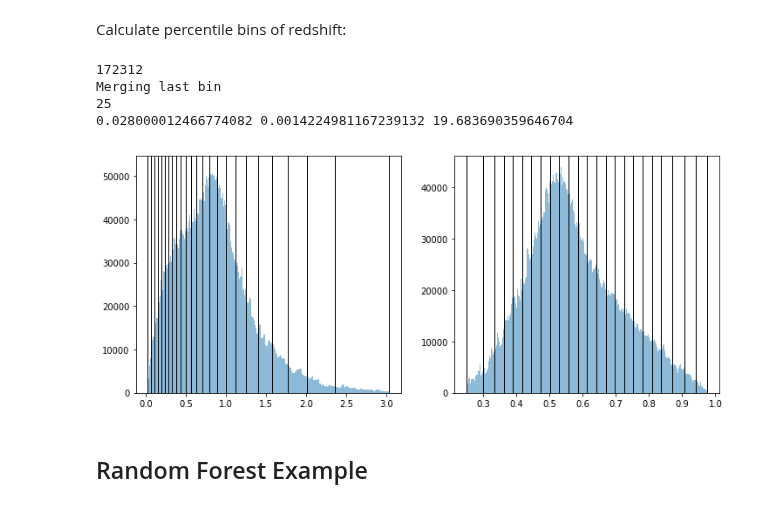
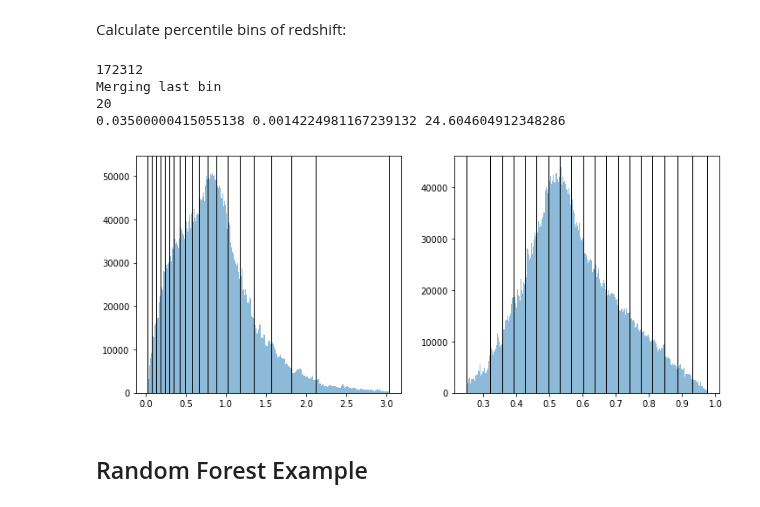
Before and after one commit to dkirkby/zotbin, a Jupyter notebook: Sandbox.ipynb, the cells around one changed output. Drawn from its saved outputs; the diff is of its cells as text; code cells hidden in the pictures.

```diff
--- a/Sandbox.ipynb
+++ b/Sandbox.ipynb
@@ -66,7 +66,7 @@ Loaded 17228554 validation rows.
 # %% [markdown]
 Calculate percentile bins of redshift:
 # %%
-def get_zedges(z, frac=0.02, damin=0.028, damax=0.035):
+def get_zedges(z, frac=0.02, damin=0.035, damax=0.045):
     zsorted = np.sort(z)
     asorted = 1 / (zsorted + 1)
     nfrac = int(np.round(frac * len(z)))
@@ -80,36 +80,36 @@ def get_zedges(z, frac=0.02, damin=0.028, damax=0.035):
         while (hi < last) and (asorted[hi] >= asorted[lo] - damin):
             hi += 1
         while (hi > lo + 1) and (asorted[hi] <= asorted[lo] - damax):
             hi -= 1
         zedges.append(zsorted[hi])
     if (asorted[lo] < asorted[hi] + damin) or (hi - lo + 1 < nfrac):
         print('Merging last bin')
         zedges[-2] = zedges[-1]
         zedges = zedges[:-1]
     zedges = np.array(zedges)
     print(len(zedges))
 
     aedges = 1 / (1 + zedges[::-1])
     damin = np.min(np.diff(aedges))
     da_int = (aedges[-1] - aedges[0]) / 512
     print(damin, da_int, damin / da_int)
 
     fig, ax = plt.subplots(1, 2, figsize=(12, 5))
     ax[0].hist(z, range=(zsorted[0], zsorted[-1]), bins=500, alpha=0.5)
     ax[1].hist(1 / (1 + z), range=(asorted[-1], asorted[0]), bins=500, alpha=0.5)
     for ze in zedges:
         ax[0].axvline(ze, color='k', lw=1)
     for ae in aedges:
         ax[1].axvline(ae, color='k', lw=1)
     return zedges
 
 zedges = get_zedges(training_z)
 # %% [output]
 172312
 Merging last bin
-25
-0.028000012466774082 0.0014224981167239132 19.683690359646704
+20
+0.03500000415055138 0.0014224981167239132 24.604604912348286
-[figure, old version]
+[figure, new version]
 # %% [markdown]
 ## Random Forest Example
 # %%
```
Also changed, not shown: parts of 4 cells of this notebook.
